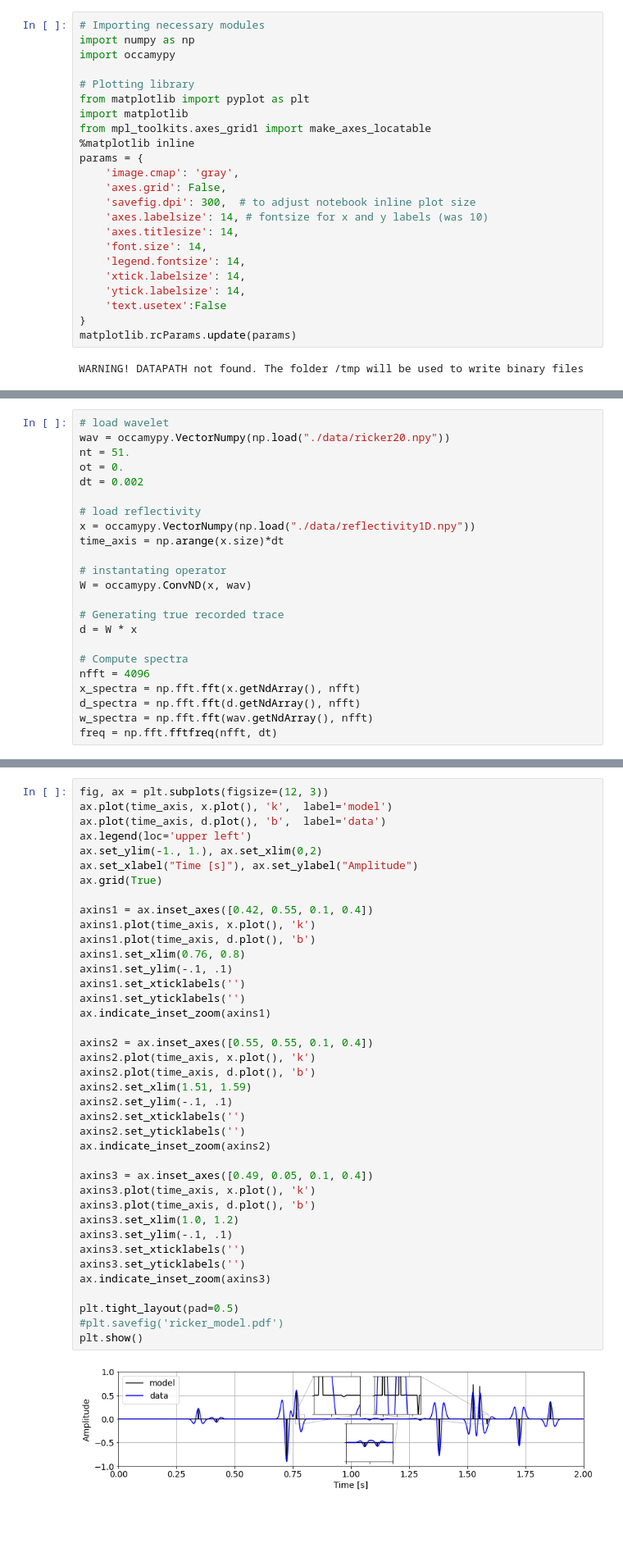
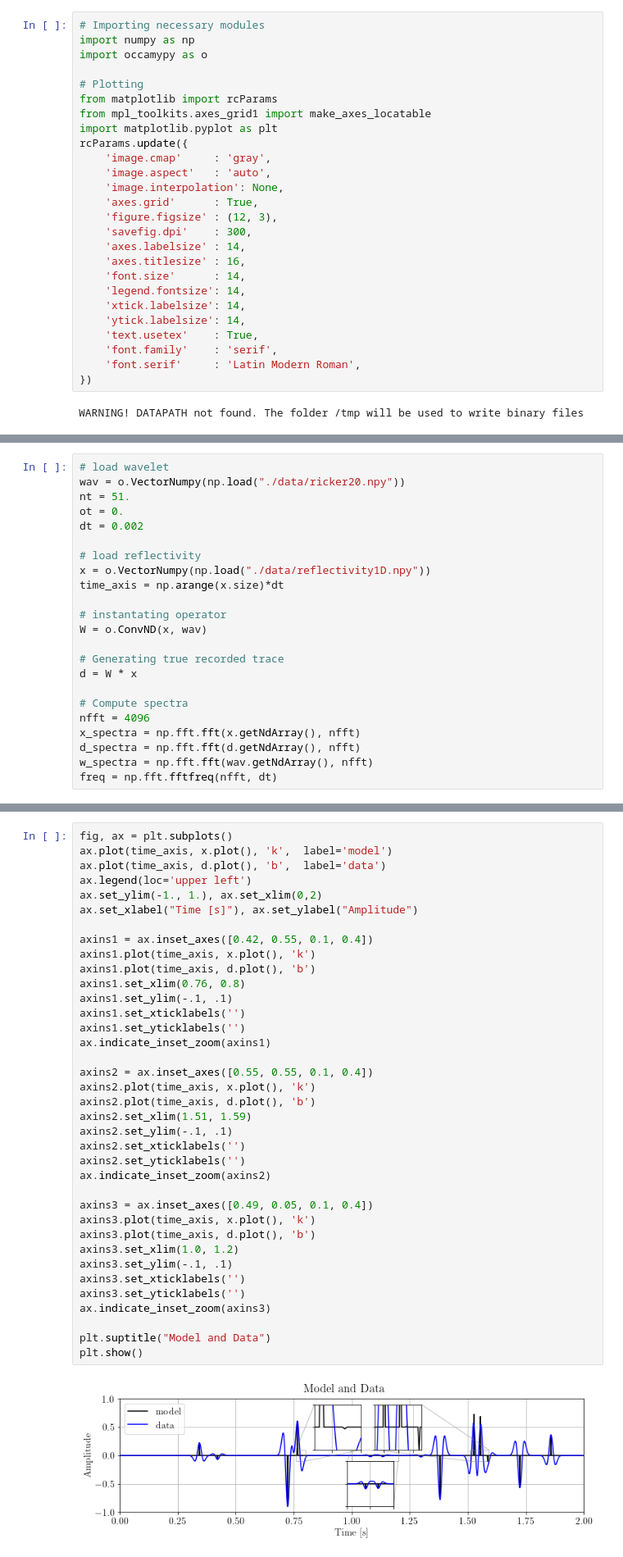
Before and after one commit to fpicetti/occamypy, a Jupyter notebook: tutorials/SplitBregman Examples.ipynb, the cells around one changed output, grey strips where cells are left out. Shown at 82% size. Saved outputs shown, nothing was run; the diff lists cells and outputs as text; blank space fills up the shorter version.

```diff
--- a/tutorials/SplitBregman Examples.ipynb
+++ b/tutorials/SplitBregman Examples.ipynb
@@ -20,26 +20,29 @@ $\mathbf{R}_{L1}$ the sparsity promoting regularizer and its weight $\varepsilon
 # %%
 # Importing necessary modules
 import numpy as np
-import occamypy
+import occamypy as o
 
-# Plotting library
-from matplotlib import pyplot as plt
-import matplotlib
+# Plotting
+from matplotlib import rcParams
 from mpl_toolkits.axes_grid1 import make_axes_locatable
-%matplotlib inline
-params = {
-    'image.cmap': 'gray',
-    'axes.grid': False,
-    'savefig.dpi': 300,  # to adjust notebook inline plot size
-    'axes.labelsize': 14, # fontsize for x and y labels (was 10)
-    'axes.titlesize': 14,
-    'font.size': 14,
+import matplotlib.pyplot as plt
+rcParams.update({
+    'image.cmap'     : 'gray',
+    'image.aspect'   : 'auto',
+    'image.interpolation': None,
+    'axes.grid'      : True,
+    'figure.figsize' : (12, 3),
+    'savefig.dpi'    : 300,
+    'axes.labelsize' : 14,
+    'axes.titlesize' : 16,
+    'font.size'      : 14,
     'legend.fontsize': 14,
     'xtick.labelsize': 14,
     'ytick.labelsize': 14,
-    'text.usetex':False
-}
-matplotlib.rcParams.update(params)
+    'text.usetex'    : True,
+    'font.family'    : 'serif',
+    'font.serif'     : 'Latin Modern Roman',
+})
 # %% [output]
 WARNING! DATAPATH not found. The folder /tmp will be used to write binary files
 # %% [markdown]
@@ -49,17 +52,17 @@ In this example we want to invert a 1D seismic trace for the Earth's reflectivit
 We suppose the wavelet to be known, yielding  to a deterministic deconvolution problem.
 # %%
 # load wavelet
-wav = occamypy.VectorNumpy(np.load("./data/ricker20.npy"))
+wav = o.VectorNumpy(np.load("./data/ricker20.npy"))
 nt = 51.
 ot = 0.
 dt = 0.002
 
 # load reflectivity
-x = occamypy.VectorNumpy(np.load("./data/reflectivity1D.npy"))
+x = o.VectorNumpy(np.load("./data/reflectivity1D.npy"))
 time_axis = np.arange(x.size)*dt
 
 # instantating operator
-W = occamypy.ConvND(x, wav)
+W = o.ConvND(x, wav)
 
 # Generating true recorded trace
 d = W * x
@@ -108,44 +100,42 @@ plt.show()
 # %%
-fig, ax = plt.subplots(figsize=(12, 3))
+fig, ax = plt.subplots()
 ax.plot(time_axis, x.plot(), 'k',  label='model')
 ax.plot(time_axis, d.plot(), 'b',  label='data')
 ax.legend(loc='upper left')
 ax.set_ylim(-1., 1.), ax.set_xlim(0,2)
 ax.set_xlabel("Time [s]"), ax.set_ylabel("Amplitude")
-ax.grid(True)
 
 axins1 = ax.inset_axes([0.42, 0.55, 0.1, 0.4])
 axins1.plot(time_axis, x.plot(), 'k')
 axins1.plot(time_axis, d.plot(), 'b')
 axins1.set_xlim(0.76, 0.8)
 axins1.set_ylim(-.1, .1)
 axins1.set_xticklabels('')
 axins1.set_yticklabels('')
 ax.indicate_inset_zoom(axins1)
 
 axins2 = ax.inset_axes([0.55, 0.55, 0.1, 0.4])
 axins2.plot(time_axis, x.plot(), 'k')
 axins2.plot(time_axis, d.plot(), 'b')
 axins2.set_xlim(1.51, 1.59)
 axins2.set_ylim(-.1, .1)
 axins2.set_xticklabels('')
 axins2.set_yticklabels('')
 ax.indicate_inset_zoom(axins2)
 
 axins3 = ax.inset_axes([0.49, 0.05, 0.1, 0.4])
 axins3.plot(time_axis, x.plot(), 'k')
 axins3.plot(time_axis, d.plot(), 'b')
 axins3.set_xlim(1.0, 1.2)
 axins3.set_ylim(-.1, .1)
 axins3.set_xticklabels('')
 axins3.set_yticklabels('')
 ax.indicate_inset_zoom(axins3)
 
-plt.tight_layout(pad=0.5)
-#plt.savefig('ricker_model.pdf')
+plt.suptitle("Model and Data")
 plt.show()
 # %% [output]
-[figure, old version]
+[figure, new version]
 # %% [markdown]
 #### Solve with Conjugate Gradient
 
```
Also changed, not shown: parts of 38 cells of this notebook, 22 other files.
